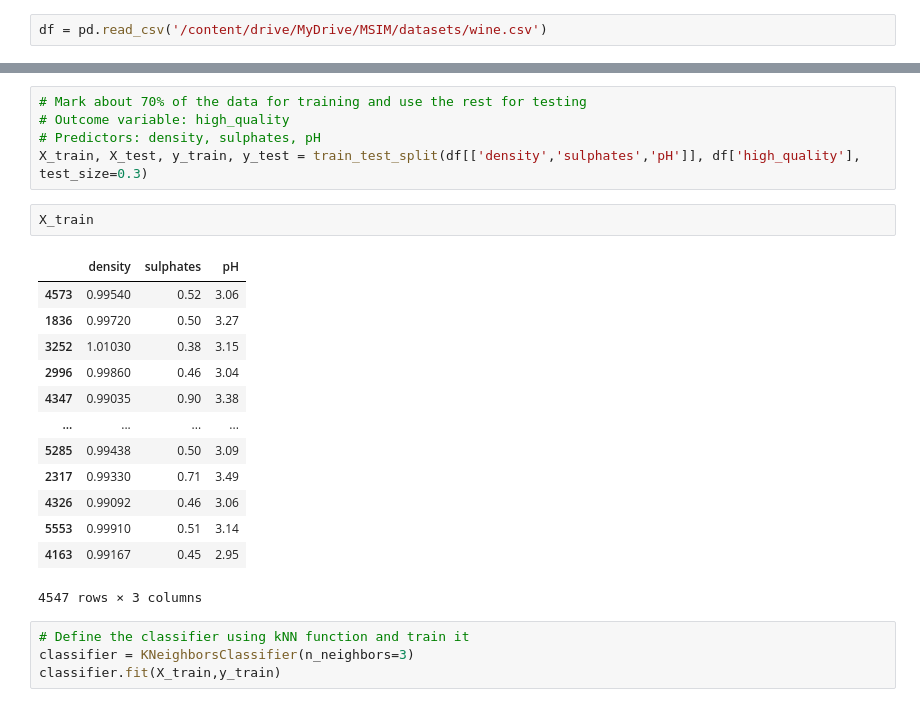
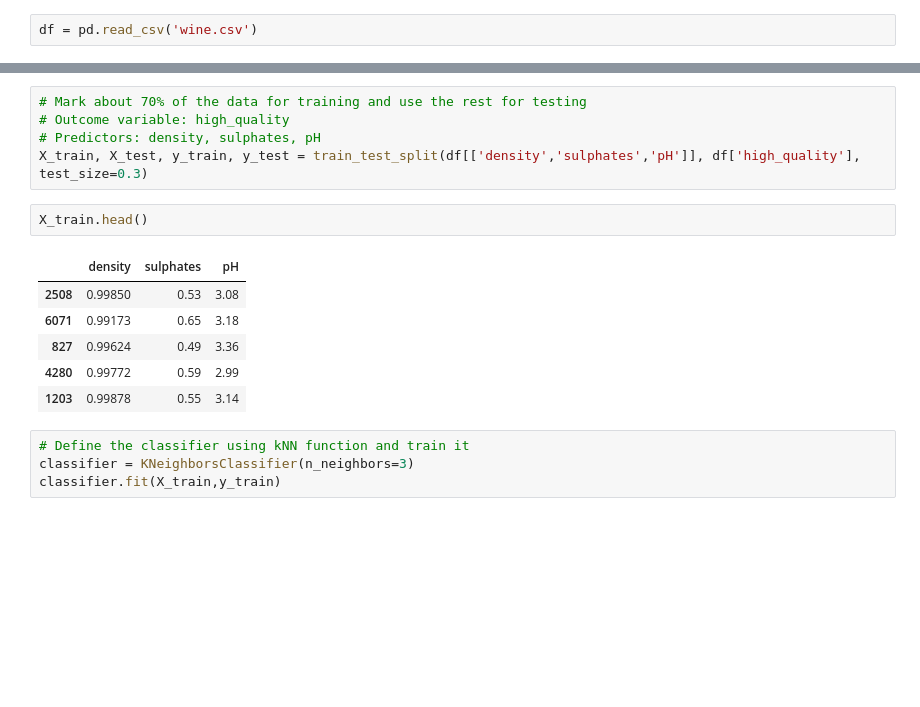
Before and after one commit to jaivardhanschauhan/machinelearning, a Jupyter notebook: kNN/kNN.ipynb, the cells around one changed output, grey strips where cells are left out. Drawn from its saved outputs; the diff is of its cells as text; blank space fills up the shorter version.

```diff
--- a/kNN/kNN.ipynb
+++ b/kNN/kNN.ipynb
@@ -7,3 +9,3 @@ from sklearn.model_selection import train_test_split
 # %%
-df = pd.read_csv('/content/drive/MyDrive/MSIM/datasets/wine.csv')
+df = pd.read_csv('wine.csv')
 # %%
@@ -33,21 +28,14 @@ Mounted at /content/drive
 # Predictors: density, sulphates, pH
 X_train, X_test, y_train, y_test = train_test_split(df[['density','sulphates','pH']], df['high_quality'], test_size=0.3)
 # %%
-X_train
+X_train.head()
 # %% [output]
 |  | density | sulphates | pH |
-| 4573 | 0.99540 | 0.52 | 3.06 |
-| 1836 | 0.99720 | 0.50 | 3.27 |
-| 3252 | 1.01030 | 0.38 | 3.15 |
-| 2996 | 0.99860 | 0.46 | 3.04 |
-| 4347 | 0.99035 | 0.90 | 3.38 |
-| ... | ... | ... | ... |
-| 5285 | 0.99438 | 0.50 | 3.09 |
-| 2317 | 0.99330 | 0.71 | 3.49 |
-| 4326 | 0.99092 | 0.46 | 3.06 |
-| 5553 | 0.99910 | 0.51 | 3.14 |
-| 4163 | 0.99167 | 0.45 | 2.95 |
+| 2508 | 0.99850 | 0.53 | 3.08 |
+| 6071 | 0.99173 | 0.65 | 3.18 |
+| 827 | 0.99624 | 0.49 | 3.36 |
+| 4280 | 0.99772 | 0.59 | 2.99 |
+| 1203 | 0.99878 | 0.55 | 3.14 |
-4547 rows × 3 columns
 # %%
 # Define the classifier using kNN function and train it
 classifier = KNeighborsClassifier(n_neighbors=3)
```
Also changed, not shown: parts of 8 cells of this notebook, 1 other file.
